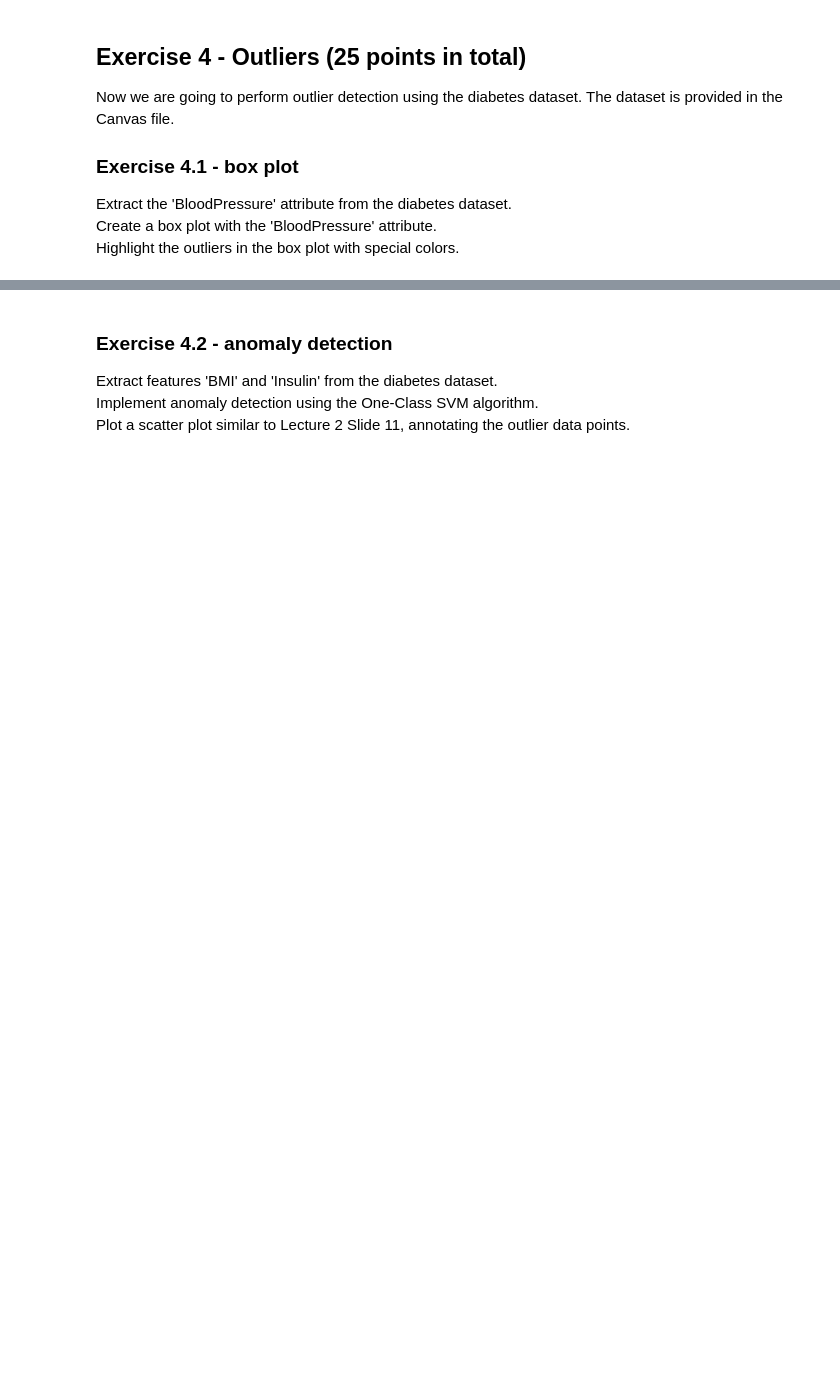
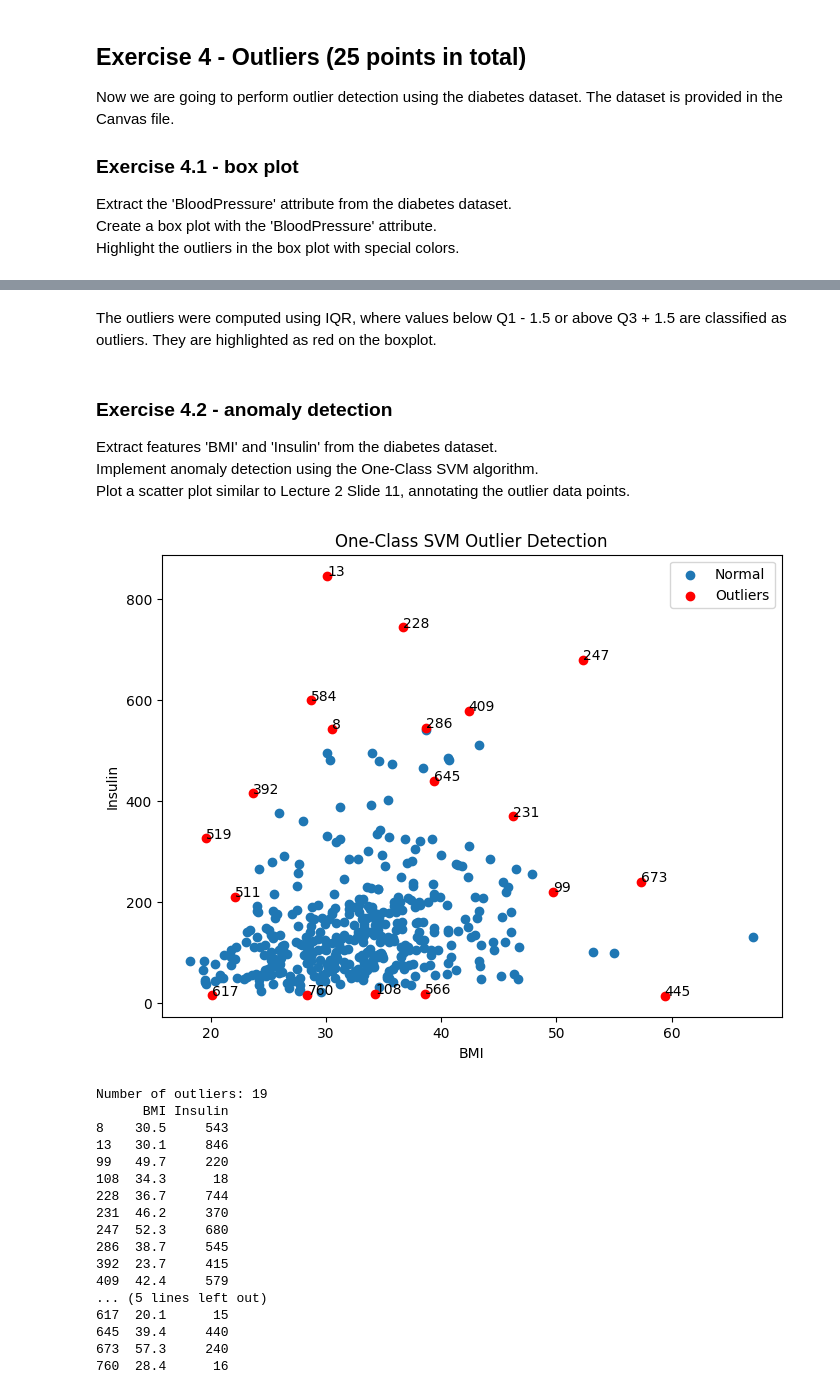
Before and after one commit to TRMJD/ECS171-HW1, a Jupyter notebook: hw1-3 (2)/HW1.ipynb, the cells around one changed output, grey strips where cells are left out. Cells and saved outputs as stored; diff of their text form; code cells hidden in the pictures; blank space fills up the shorter version.

```diff
--- a/hw1-3 (2)/HW1.ipynb
+++ b/hw1-3 (2)/HW1.ipynb
@@ -235,5 +317,65 @@ Highlight the outliers in the box plot with special colors.
+# %% [markdown]
+The outliers were computed using IQR, where values below Q1 - 1.5 or above Q3 + 1.5 are classified as outliers. They are highlighted as red on the boxplot.
 # %% [markdown]
 ### Exercise 4.2 - anomaly detection
 Extract features 'BMI' and 'Insulin' from the diabetes dataset.<br >
 Implement anomaly detection using the One-Class SVM algorithm.<br >
 Plot a scatter plot similar to Lecture 2 Slide 11, annotating the outlier data points.
+# %%
+import pandas as pnd
+import matplotlib.pyplot as plt
+from sklearn.svm import OneClassSVM
+
+df = pnd.read_csv("diabetes.csv")
+
+# keep only needed features
+X = df[["BMI", "Insulin"]].copy()
+
+# treat 0 values as missing for these features
+X["BMI"] = X["BMI"].replace(0, pnd.NA)
+X["Insulin"] = X["Insulin"].replace(0, pnd.NA)
+
+# drop rows with missing values
+X = X.dropna()
+
+# train One-Class SVM
+ocsvm = OneClassSVM(kernel="rbf", gamma="scale", nu=0.05)
+predictions = ocsvm.fit_predict(X)
+
+normal_points = X[predictions == 1]
+outliers = X[predictions == -1]
+
+plt.figure(figsize=(8, 6))
+plt.scatter(normal_points["BMI"], normal_points["Insulin"], label="Normal")
+plt.scatter(outliers["BMI"], outliers["Insulin"], color="red", label="Outliers")
+
+for idx, row in outliers.iterrows():
+    plt.annotate(str(idx), (row["BMI"], row["Insulin"]))
+
+plt.xlabel("BMI")
+plt.ylabel("Insulin")
+plt.title("One-Class SVM Outlier Detection")
+plt.legend()
+plt.show()
+
+print("Number of outliers:", len(outliers))
+print(outliers)
+# %% [output]
+[figure, added]
+Number of outliers: 19
+      BMI Insulin
+8    30.5     543
+13   30.1     846
+99   49.7     220
+108  34.3      18
+228  36.7     744
+231  46.2     370
+247  52.3     680
+286  38.7     545
+392  23.7     415
+409  42.4     579
+... (5 lines left out)
+617  20.1      15
+645  39.4     440
+673  57.3     240
+760  28.4      16
```
Also changed, not shown: parts of 11 cells of this notebook.
